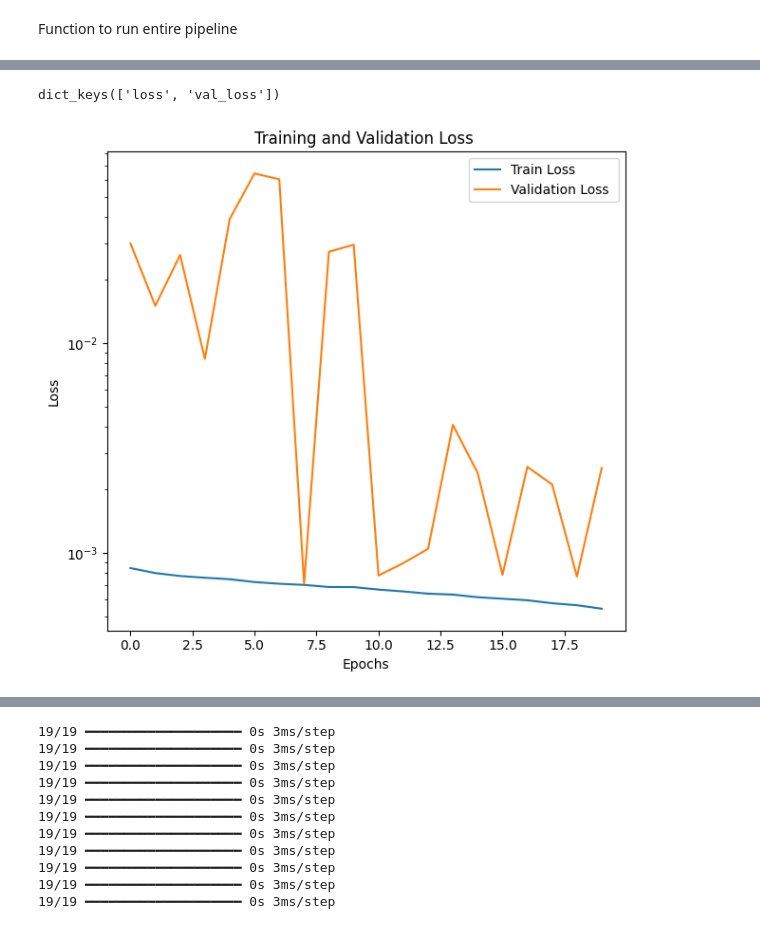
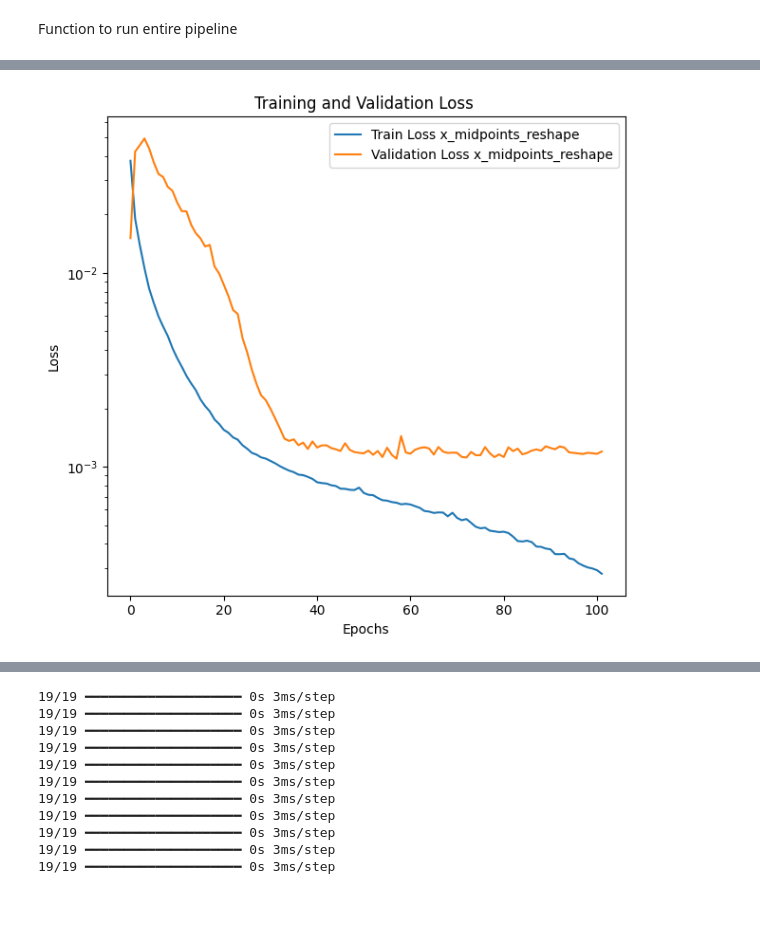
Before and after one commit to DerrickAppiahOsei/da886, a Jupyter notebook: Electron Counting Extended Arch/Classes and Functions.ipynb, the cells around one changed output, grey strips where cells are left out. Drawn from its saved outputs; the diff is of its cells as text; code cells hidden in the pictures.

```diff
--- a/Electron Counting Extended Arch/Classes and Functions.ipynb
+++ b/Electron Counting Extended Arch/Classes and Functions.ipynb
@@ -421,5 +429,5 @@ save_path = "/home/da886/ElectronCountingProject/weights for custom loss/customl
 checkpoint_callback = CustomModelCheckpoint(save_freq=200, save_path=save_path)
 
 lr_scheduler = tf.keras.callbacks.ReduceLROnPlateau(
-    monitor='val_loss', factor=0.5, patience=5, verbose=1, mode='min', min_lr=7e-15
+    monitor='val_loss', factor=0.5, patience=10, verbose=1, mode='min', min_lr=7e-15
 )
@@ -431,10 +434,9 @@ loaded_model = tf.keras.models.load_model(
 # %%
 
-dynamic_exponent_callback = DynamicExponentCallback(3, 1, 7)
-
-model_builder = ModelBuilder(weights_path='/home/da886/Electron Counting Extended Arch/Weights For Classes/3onlymixed.keras')
-
+dynamic_exponent_callback = DynamicExponentCallback(3, 0.5, 7)
+# model_builder = ModelBuilder(weights_path='/home/da886/Electron Counting Extended Arch/Weights For Classes/3onlymixed.keras')
+model_builder = ModelBuilder()
 model_builder.compile_model(loss_function=dynamic_exponent_callback.custom_loss(3))
 
-history = model_builder.train_model(train_dataset, val_dataset, epochs=20, callbacks_list=[dynamic_exponent_callback])
+history = model_builder.train_model(train_dataset, val_dataset, epochs=200, callbacks_list=[dynamic_exponent_callback,lr_scheduler])
 # %% [output]
@@ -485,6 +453,6 @@ Epoch 20/20
 # %%
 
-# Train the model
-history = model.train_model(
-    train_dataset, val_dataset, epochs=63, callbacks_list=[dynamic_exponent_callback, lr_scheduler, checkpoint_callback]
-)
+# # Train the model
+# history = model.train_model(
+#     train_dataset, val_dataset, epochs=63, callbacks_list=[dynamic_exponent_callback, lr_scheduler, checkpoint_callback]
+# )
@@ -566,48 +459,29 @@ Model: "functional_7"
 # %%
 
-
-# Print the available keys in the history
-print(history.history.keys())
 
 # Extract the losses from the history object
 train_loss = history.history['loss']
 val_loss = history.history['val_loss']
 
-# If there are specific losses for x_prob and x_midpoints, extract them
-train_loss_x_prob = history.history.get('x_prob_reshape_loss', train_loss)
-val_loss_x_prob = history.history.get('val_x_prob_reshape_loss', val_loss)
+
 train_loss_x_midpoints = history.history.get('x_midpoints_reshape_loss', train_loss)
 val_loss_x_midpoints = history.history.get('val_x_midpoints_reshape_loss', val_loss)
 
-
-# Plot the training and validation losses
 plt.figure(figsize=(12, 6))
-
-# Plotting x_prob_reshape loss
 plt.subplot(1, 2,1)
-plt.plot(train_loss_x_prob, label='Train Loss ')
-plt.plot(val_loss_x_prob, label='Validation Loss ')
+plt.plot(train_loss_x_midpoints, label='Train Loss x_midpoints_reshape')
+plt.plot(val_loss_x_midpoints, label='Validation Loss x_midpoints_reshape')
 plt.xlabel('Epochs')
 plt.yscale('log')
 
 plt.ylabel('Loss')
 plt.title('Training and Validation Loss ')
 plt.legend()
 
-# # Plotting x_midpoints_reshape loss
-# plt.subplot(1, 2, 2)
-# plt.plot(train_loss_x_midpoints, label='Train Loss x_midpoints_reshape')
-# plt.plot(val_loss_x_midpoints, label='Validation Loss x_midpoints_reshape')
-# plt.xlabel('Epochs')
-# plt.ylabel('Loss')
-# plt.title('Training and Validation Loss for x_midpoints_reshape')
-# plt.legend()
-
 plt.tight_layout()
 plt.show()
 # %% [output]
-dict_keys(['loss', 'val_loss'])
-[figure, old version]
+[figure, new version]
 # %%
 loaded_model = tf.keras.models.load_model(
     "/home/da886/Electron Counting Extended Arch/Weights For Classes/3onlymixed.keras",safe_mode=False,
```
Also changed, not shown: parts of 34 cells of this notebook.
